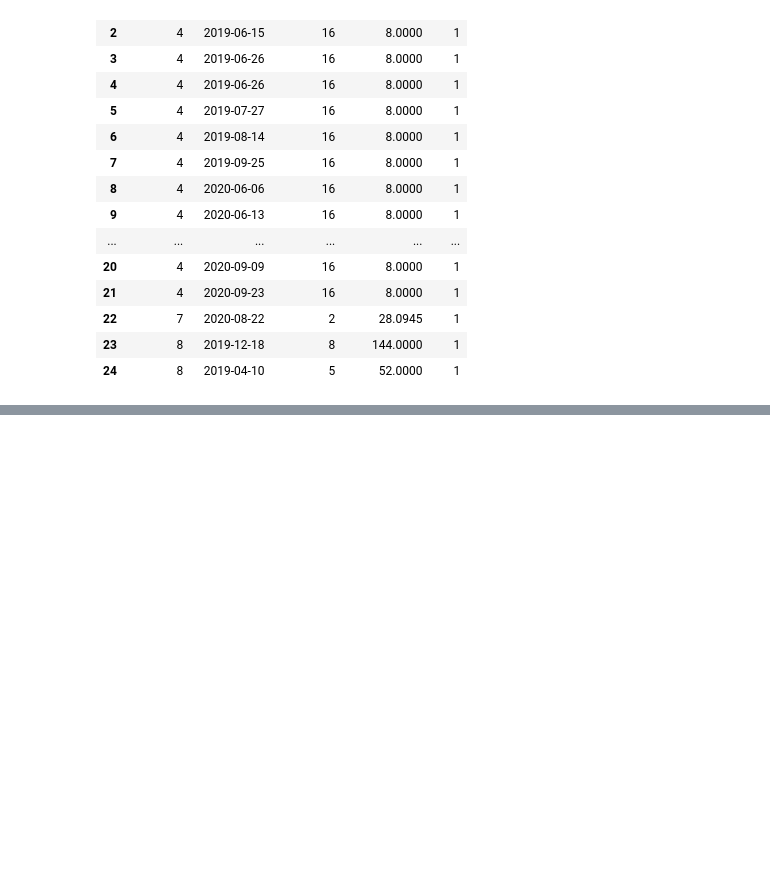
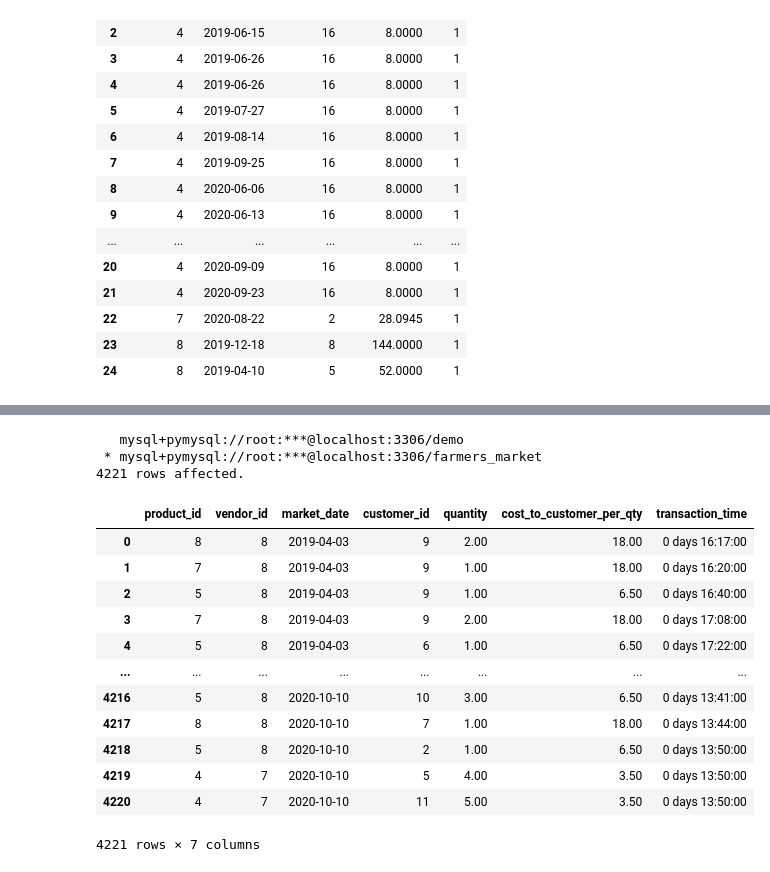
Before and after one commit to KunalNeon/SQL-For-Data-Scientist, a Jupyter notebook: sql.ipynb, the cells around one changed output, grey strips where cells are left out. Cells and saved outputs as stored; diff of their text form; code cells hidden in the pictures; blank space fills up the shorter version.

```diff
--- a/sql.ipynb
+++ b/sql.ipynb
@@ -1347,0 +1450,25 @@ where x.rank=1
+# %%
+query26='''
+SELECT *
+
+  FROM farmers_market.customer_purchases
+  order by market_date, transaction_time, customer_id,product_id
+'''
+%sql $query26
+# %% [output]
+   mysql+pymysql://root:***@localhost:3306/demo
+ * mysql+pymysql://root:***@localhost:3306/farmers_market
+4221 rows affected.
+|  | product_id | vendor_id | market_date | customer_id | quantity | cost_to_customer_per_qty | transaction_time |
+| 0 | 8 | 8 | 2019-04-03 | 9 | 2.00 | 18.00 | 0 days 16:17:00 |
+| 1 | 7 | 8 | 2019-04-03 | 9 | 1.00 | 18.00 | 0 days 16:20:00 |
+| 2 | 5 | 8 | 2019-04-03 | 9 | 1.00 | 6.50 | 0 days 16:40:00 |
+| 3 | 7 | 8 | 2019-04-03 | 9 | 2.00 | 18.00 | 0 days 17:08:00 |
+| 4 | 5 | 8 | 2019-04-03 | 6 | 1.00 | 6.50 | 0 days 17:22:00 |
+| ... | ... | ... | ... | ... | ... | ... | ... |
+| 4216 | 5 | 8 | 2020-10-10 | 10 | 3.00 | 6.50 | 0 days 13:41:00 |
+| 4217 | 8 | 8 | 2020-10-10 | 7 | 1.00 | 18.00 | 0 days 13:44:00 |
+| 4218 | 5 | 8 | 2020-10-10 | 2 | 1.00 | 6.50 | 0 days 13:50:00 |
+| 4219 | 4 | 7 | 2020-10-10 | 5 | 4.00 | 3.50 | 0 days 13:50:00 |
+| 4220 | 4 | 7 | 2020-10-10 | 11 | 5.00 | 3.50 | 0 days 13:50:00 |
+4221 rows × 7 columns
```
Also changed, not shown: parts of 8 cells of this notebook.
